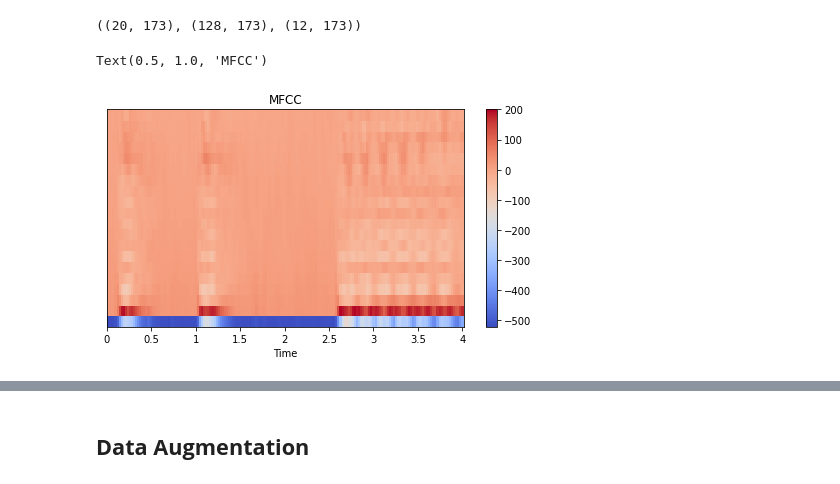
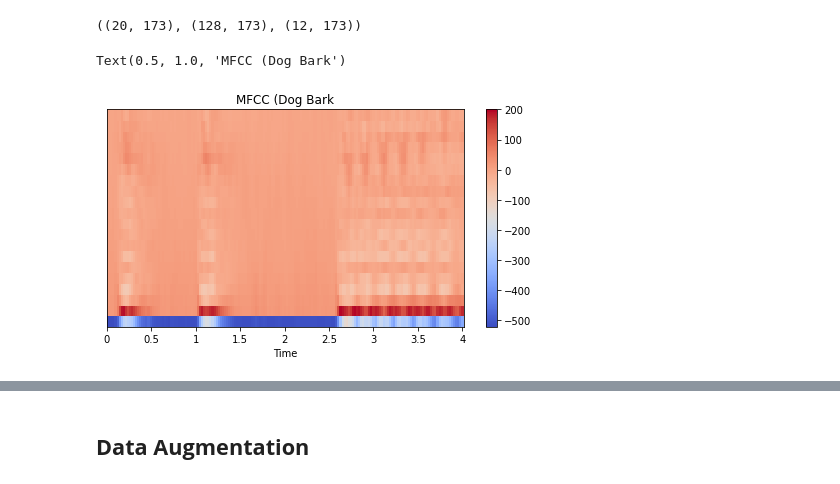
Before and after one commit to rijinbaby/Urban-Sound-Classification, a Jupyter notebook: Data_Preprocessing.ipynb, the cells around one changed output, grey strips where cells are left out. Drawn from its saved outputs; the diff is of its cells as text; code cells hidden in the pictures.

```diff
--- a/Data_Preprocessing.ipynb
+++ b/Data_Preprocessing.ipynb
@@ -135,11 +135,11 @@ mfccs.shape, mel.shape, chroma_stft.shape
 # %%
 plt.figure(figsize=(8,4))
 librosa.display.specshow(mfccs, x_axis='time')
 plt.colorbar()
-plt.title('MFCC')
+plt.title('MFCC (Dog Bark)')
 # %% [output]
-Text(0.5, 1.0, 'MFCC')
+Text(0.5, 1.0, 'MFCC (Dog Bark')
-[figure, old version]
+[figure, new version]
 # %%
 plt.figure(figsize=(8,4))
 librosa.display.specshow(chroma_stft, x_axis='time')
```
Also changed, not shown: parts of 3 cells of this notebook.
